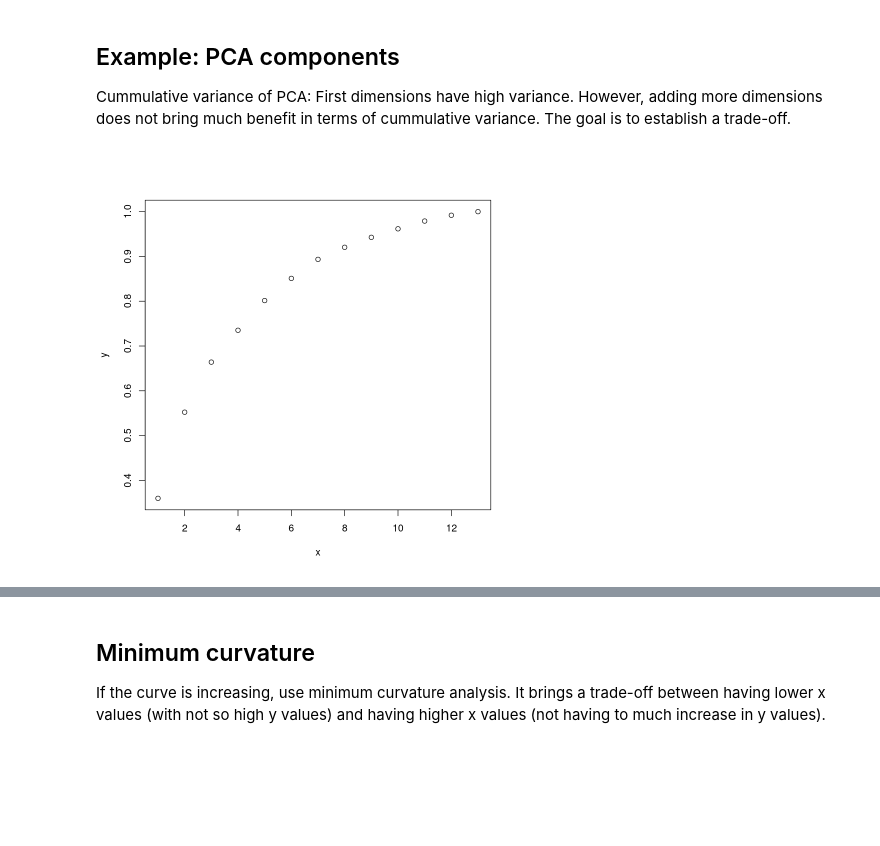
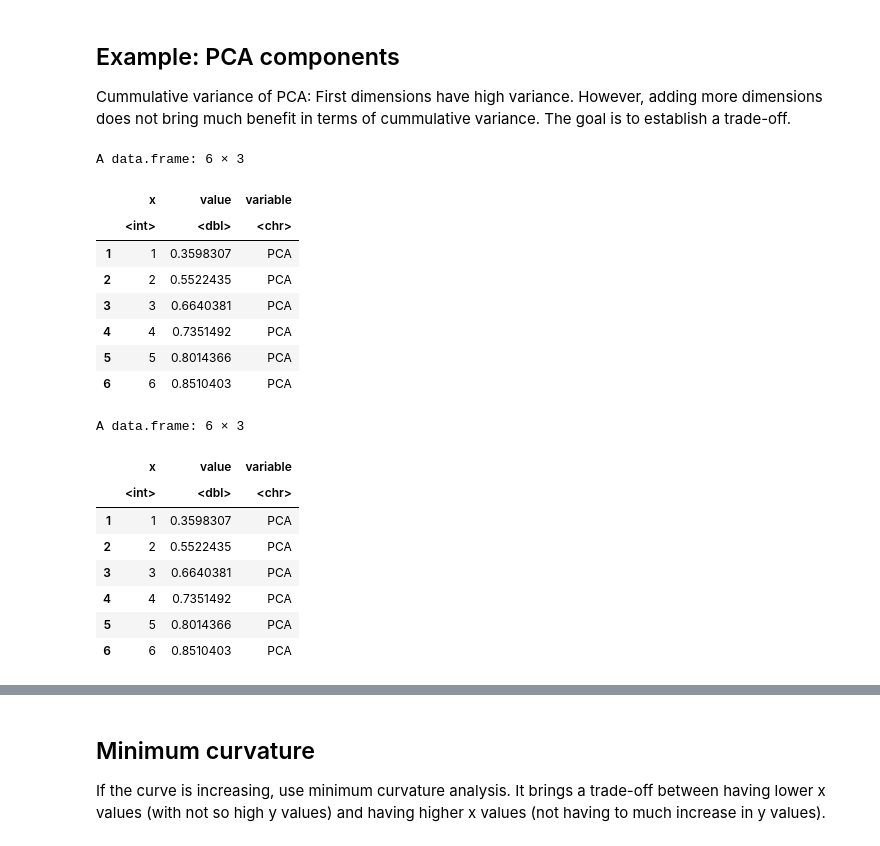
Before and after one commit to felipeat07/daltoolbox, a Jupyter notebook: examples/general/dal_fitting.ipynb, the cells around one changed output, grey strips where cells are left out. Saved outputs shown, nothing was run; the diff lists cells and outputs as text; code cells hidden in the pictures; blank space fills up the shorter version.

```diff
--- a/examples/general/dal_fitting.ipynb
+++ b/examples/general/dal_fitting.ipynb
@@ -26,7 +30,27 @@ The goal is to establish a trade-off.
 # %%
 pca_res = prcomp(wine[,2:ncol(wine)], center=TRUE, scale.=TRUE)
 y <- cumsum(pca_res$sdev^2/sum(pca_res$sdev^2))
 x <- 1:length(y)
-plot(x, y)
 # %% [output]
-[figure, removed]
+A data.frame: 6 × 3
+|  | x | value | variable |
+|  | <int> | <dbl> | <chr> |
+| 1 | 1 | 0.3598307 | PCA |
+| 2 | 2 | 0.5522435 | PCA |
+| 3 | 3 | 0.6640381 | PCA |
+| 4 | 4 | 0.7351492 | PCA |
+| 5 | 5 | 0.8014366 | PCA |
+| 6 | 6 | 0.8510403 | PCA |
+# %%
+dat <- data.frame(x, value = y, variable = "PCA")
+head(dat)
+# %% [output]
+A data.frame: 6 × 3
+|  | x | value | variable |
+|  | <int> | <dbl> | <chr> |
+| 1 | 1 | 0.3598307 | PCA |
+| 2 | 2 | 0.5522435 | PCA |
+| 3 | 3 | 0.6640381 | PCA |
+| 4 | 4 | 0.7351492 | PCA |
+| 5 | 5 | 0.8014366 | PCA |
+| 6 | 6 | 0.8510403 | PCA |
```
Also changed, not shown: parts of 8 cells of this notebook, 7 other files.
